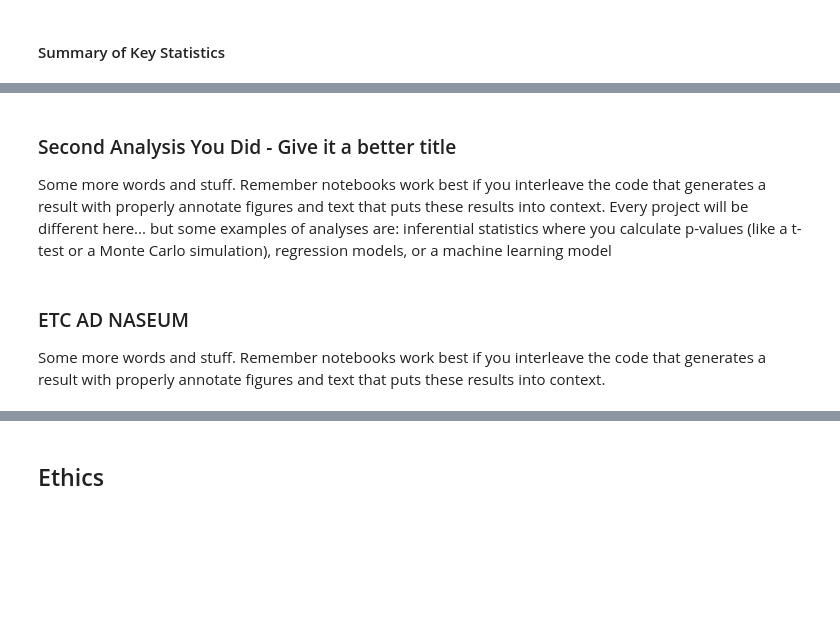
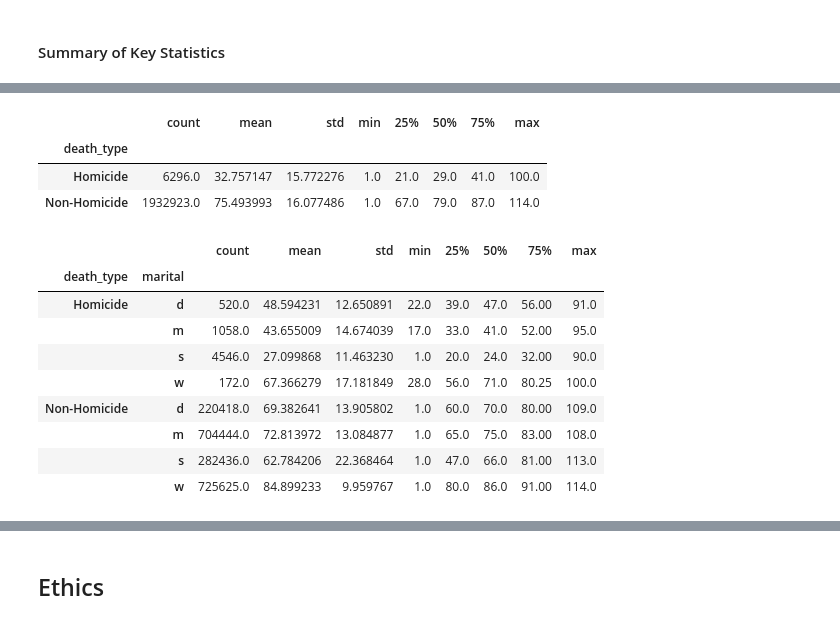
Before and after one commit to COGS108/Group069_WI26, a Jupyter notebook: 03-FinalProject.ipynb, the cells around one changed output, grey strips where cells are left out. Saved outputs shown, nothing was run; the diff lists cells and outputs as text; code cells hidden in the pictures; blank space fills up the shorter version.

```diff
--- a/03-FinalProject.ipynb
+++ b/03-FinalProject.ipynb
@@ -703,4 +690,0 @@ Overall, the EDA suggests that age plays an important role in structuring the pa
-# %% [markdown]
-### Second Analysis You Did - Give it a better title
-
-Some more words and stuff.  Remember notebooks work best if you interleave the code that generates a result with properly annotate figures and text that puts these results into context.  Every project will be different here... but some examples of analyses are: inferential statistics where you calculate p-values (like a t-test or a Monte Carlo simulation), regression models, or a machine learning model
@@ -710,4 +690,0 @@ Some more words and stuff.  Remember notebooks work best if you interleave the c
-# %% [markdown]
-### ETC AD NASEUM
-
-Some more words and stuff.  Remember notebooks work best if you interleave the code that generates a result with properly annotate figures and text that puts these results into context.
@@ -716,0 +691,26 @@ Some more words and stuff.  Remember notebooks work best if you interleave the c
+# %%
+df_stats = df.copy()
+
+df_stats["death_type"] = np.where(
+    df_stats["manner"] == "h",
+    "Homicide",
+    "Non-Homicide"
+)
+
+display(df_stats.groupby("death_type")["age_floor"].describe())
+display(df_stats.groupby(["death_type", "marital"])["age_floor"].describe())
+# %% [output]
+|  | count | mean | std | min | 25% | 50% | 75% | max |
+| death_type |  |  |  |  |  |  |  |  |
+| Homicide | 6296.0 | 32.757147 | 15.772276 | 1.0 | 21.0 | 29.0 | 41.0 | 100.0 |
+| Non-Homicide | 1932923.0 | 75.493993 | 16.077486 | 1.0 | 67.0 | 79.0 | 87.0 | 114.0 |
+|  |  | count | mean | std | min | 25% | 50% | 75% | max |
+| death_type | marital |  |  |  |  |  |  |  |  |
+| Homicide | d | 520.0 | 48.594231 | 12.650891 | 22.0 | 39.0 | 47.0 | 56.00 | 91.0 |
+|  | m | 1058.0 | 43.655009 | 14.674039 | 17.0 | 33.0 | 41.0 | 52.00 | 95.0 |
+|  | s | 4546.0 | 27.099868 | 11.463230 | 1.0 | 20.0 | 24.0 | 32.00 | 90.0 |
+|  | w | 172.0 | 67.366279 | 17.181849 | 28.0 | 56.0 | 71.0 | 80.25 | 100.0 |
+| Non-Homicide | d | 220418.0 | 69.382641 | 13.905802 | 1.0 | 60.0 | 70.0 | 80.00 | 109.0 |
+|  | m | 704444.0 | 72.813972 | 13.084877 | 1.0 | 65.0 | 75.0 | 83.00 | 108.0 |
+|  | s | 282436.0 | 62.784206 | 22.368464 | 1.0 | 47.0 | 66.0 | 81.00 | 113.0 |
+|  | w | 725625.0 | 84.899233 | 9.959767 | 1.0 | 80.0 | 86.0 | 91.00 | 114.0 |
```
Also changed, not shown: parts of 29 cells of this notebook.
